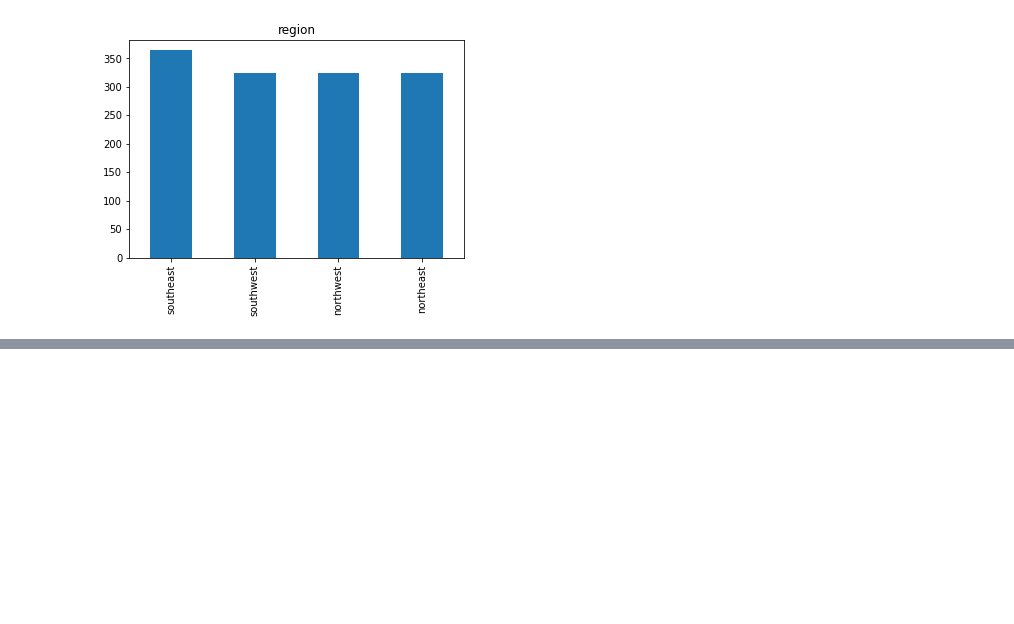
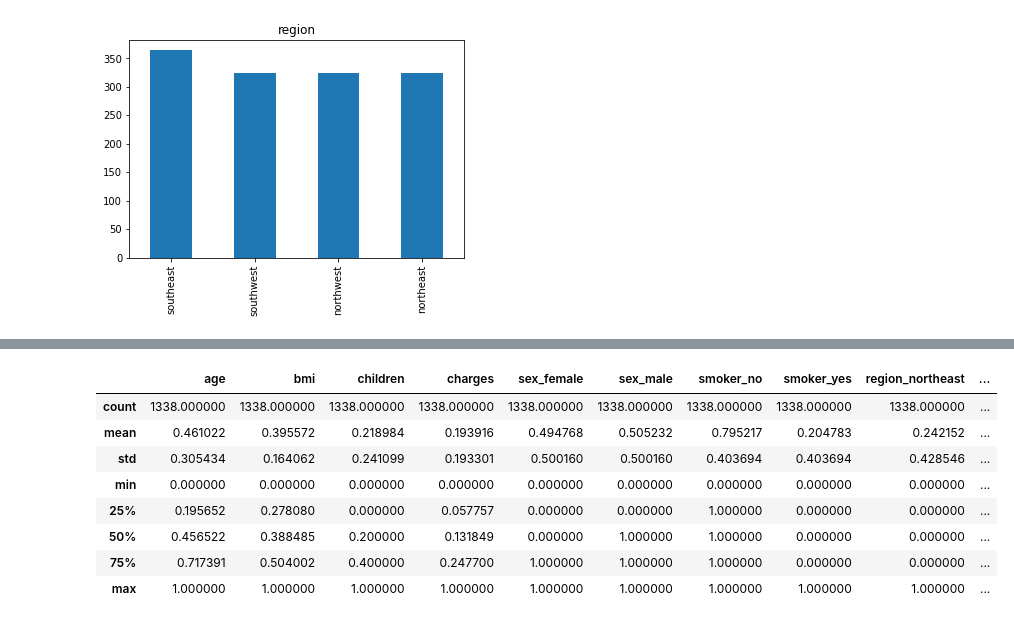
Before and after one commit to iliembellevue/DSC-450, a Jupyter notebook: Project1/Health_Insurance_Premiums.ipynb, the cells around one changed output, grey strips where cells are left out. Drawn from its saved outputs; the diff is of its cells as text; code cells hidden in the pictures; blank space fills up the shorter version.

```diff
--- a/Project1/Health_Insurance_Premiums.ipynb
+++ b/Project1/Health_Insurance_Premiums.ipynb
@@ -138,0 +214,12 @@ pandas_profiling.ProfileReport(insurance)
+# %%
+insurance.describe()
+# %% [output]
+|  | age | bmi | children | charges | sex_female | sex_male | smoker_no | smoker_yes | region_northeast | ... |
+| count | 1338.000000 | 1338.000000 | 1338.000000 | 1338.000000 | 1338.000000 | 1338.000000 | 1338.000000 | 1338.000000 | 1338.000000 | ... |
+| mean | 0.461022 | 0.395572 | 0.218984 | 0.193916 | 0.494768 | 0.505232 | 0.795217 | 0.204783 | 0.242152 | ... |
+| std | 0.305434 | 0.164062 | 0.241099 | 0.193301 | 0.500160 | 0.500160 | 0.403694 | 0.403694 | 0.428546 | ... |
+| min | 0.000000 | 0.000000 | 0.000000 | 0.000000 | 0.000000 | 0.000000 | 0.000000 | 0.000000 | 0.000000 | ... |
+| 25% | 0.195652 | 0.278080 | 0.000000 | 0.057757 | 0.000000 | 0.000000 | 1.000000 | 0.000000 | 0.000000 | ... |
+| 50% | 0.456522 | 0.388485 | 0.200000 | 0.131849 | 0.000000 | 1.000000 | 1.000000 | 0.000000 | 0.000000 | ... |
+| 75% | 0.717391 | 0.504002 | 0.400000 | 0.247700 | 1.000000 | 1.000000 | 1.000000 | 0.000000 | 0.000000 | ... |
+| max | 1.000000 | 1.000000 | 1.000000 | 1.000000 | 1.000000 | 1.000000 | 1.000000 | 1.000000 | 1.000000 | ... |
```
Also changed, not shown: parts of 11 cells of this notebook.
